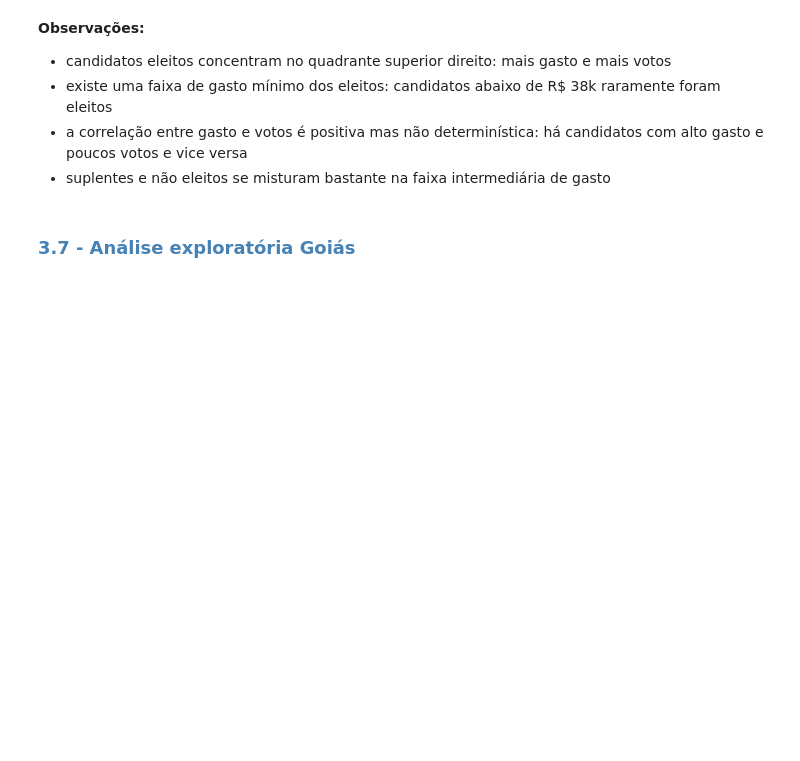
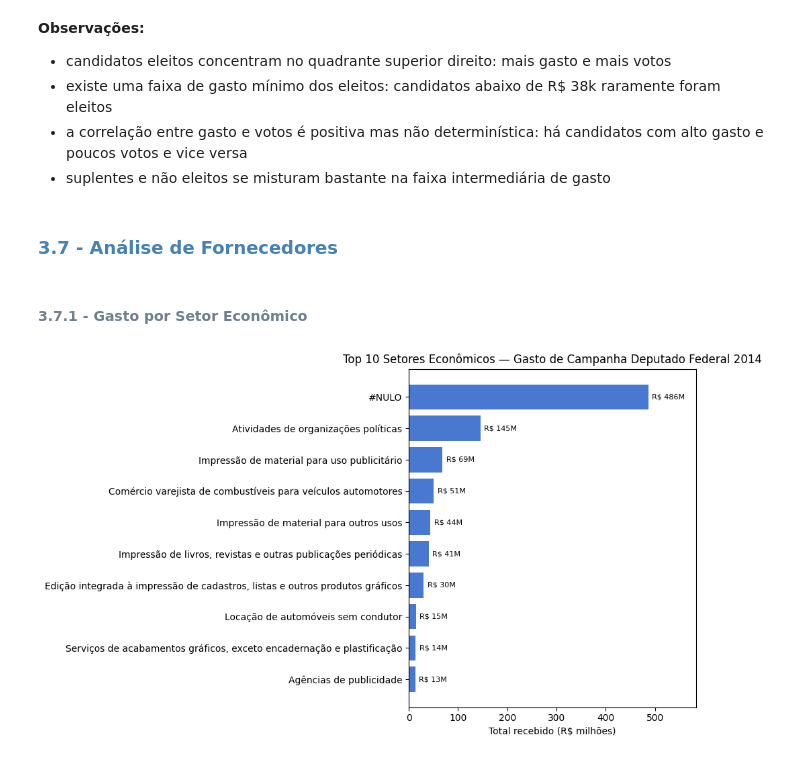
Before and after one commit to heitorctmba/MBA-01-estatistica-projeto_final, a Jupyter notebook: elections.ipynb, the cells around one changed output. Saved outputs shown, nothing was run; the diff lists cells and outputs as text; code cells hidden in the pictures; blank space fills up the shorter version.

Commit message:
adiciona analise de fornecedores

```diff
--- a/elections.ipynb
+++ b/elections.ipynb
@@ -912,5 +912,27 @@ Tabela 3.6 - Gasto e Votos por Resultado Eleitoral
 - existe uma faixa de gasto mínimo dos eleitos: candidatos abaixo de R$ 38k raramente foram eleitos
 - a correlação entre gasto e votos é positiva mas não determinística: há candidatos com alto gasto e poucos votos e vice versa
 - suplentes e não eleitos se misturam bastante na faixa intermediária de gasto
-# %% [markdown]
-### <font color=steelblue> 3.7 - Análise exploratória Goiás
+# %% [markdown]
+### <font color=steelblue> 3.7 - Análise de Fornecedores
+# %% [markdown]
+#### <font color=slategray> 3.7.1 - Gasto por Setor Econômico
+# %%
+top_setores = (
+    fornecedores_df.groupby("Setor")["Total_Recebido"]
+    .sum()
+    .sort_values(ascending=False)
+    .head(10)
+    .sort_values()
+)
+
+fig, ax = plt.subplots(figsize=(10, 6))
+bars = ax.barh(top_setores.index, top_setores.values / 1e6, color=CORES[0])
+ax.set_xlabel("Total recebido (R$ milhões)")
+ax.set_title("Top 10 Setores Econômicos — Gasto de Campanha Deputado Federal 2014")
+ax.bar_label(bars, fmt="R$ %.0fM", padding=4, fontsize=8)
+ax.set_xlim(0, top_setores.max() / 1e6 * 1.2)
+plt.tight_layout()
+plt.savefig("assets/fornecedores_setores.png")
+plt.show()
+# %% [output]
+[figure, added]
```
Also changed, not shown: parts of 9 cells of this notebook, 3 other files.
